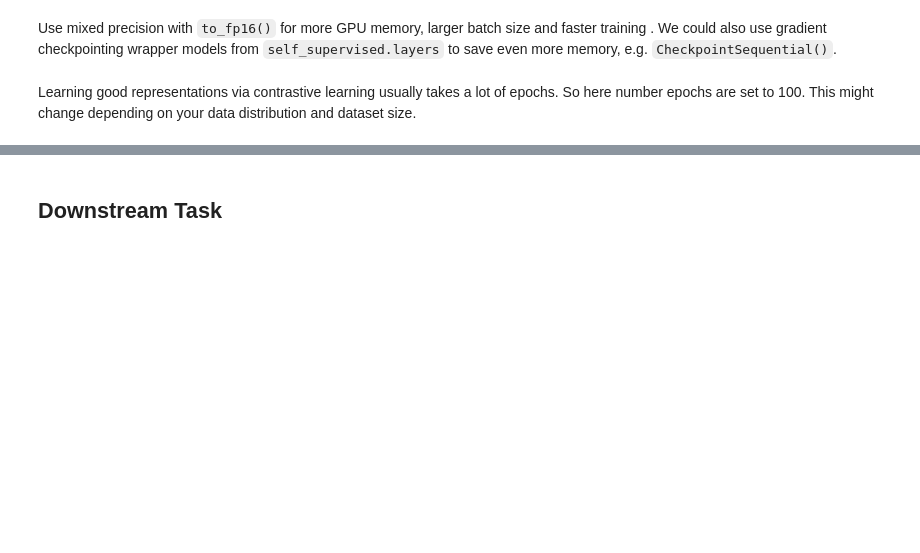
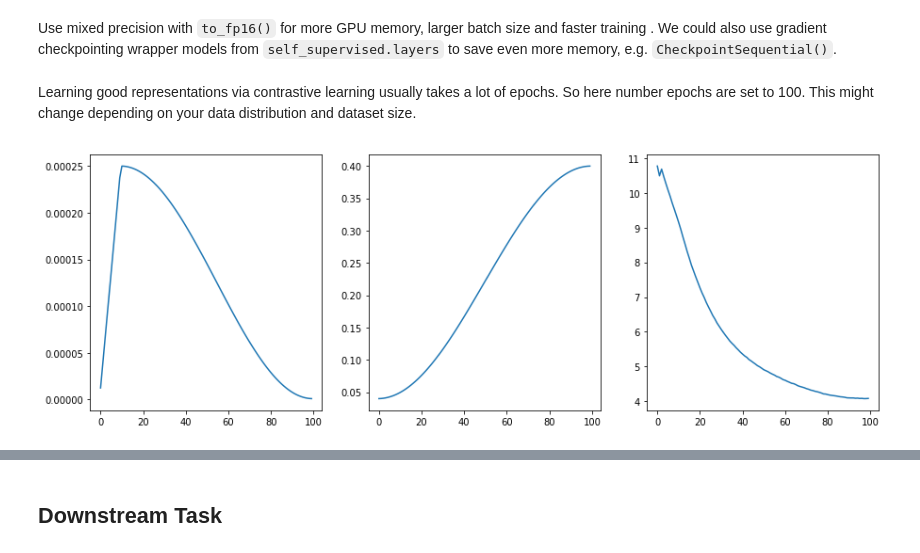
Before and after one commit to KeremTurgutlu/self_supervised, a Jupyter notebook: examples/vision/06 - training_dino_iwang.ipynb, the cells around one changed output, grey strips where cells are left out. Drawn from its saved outputs; the diff is of its cells as text; code cells hidden in the pictures; blank space fills up the shorter version.

```diff
--- a/examples/vision/06 - training_dino_iwang.ipynb
+++ b/examples/vision/06 - training_dino_iwang.ipynb
@@ -134,5 +126,14 @@ learn.to_fp16();
 # learn.lr_find()
 # %% [markdown]
 Learning good representations via contrastive learning usually takes a lot of epochs. So here number epochs are set to 100. This might change depending on your data distribution and dataset size.
+# %%
+logs_df = pd.DataFrame([json.loads(o) for o in open("/home/code-base/extra_space/dino/log.txt").readlines()])
+# %%
+logs_df = logs_df.head(100)
+# %%
+fig,axes = plt.subplots(1,3,figsize=(15,5))
+logs_df['train_lr'].plot(ax=axes[0]);logs_df['train_wd'].plot(ax=axes[1]);logs_df['train_loss'].plot(ax=axes[2]);
+# %% [output]
+[figure, added]
 # %%
 # larger wd by the end of training for ViTs 1e-2 -> 1e-1
```
Also changed, not shown: parts of 5 cells of this notebook, 2 other files.
